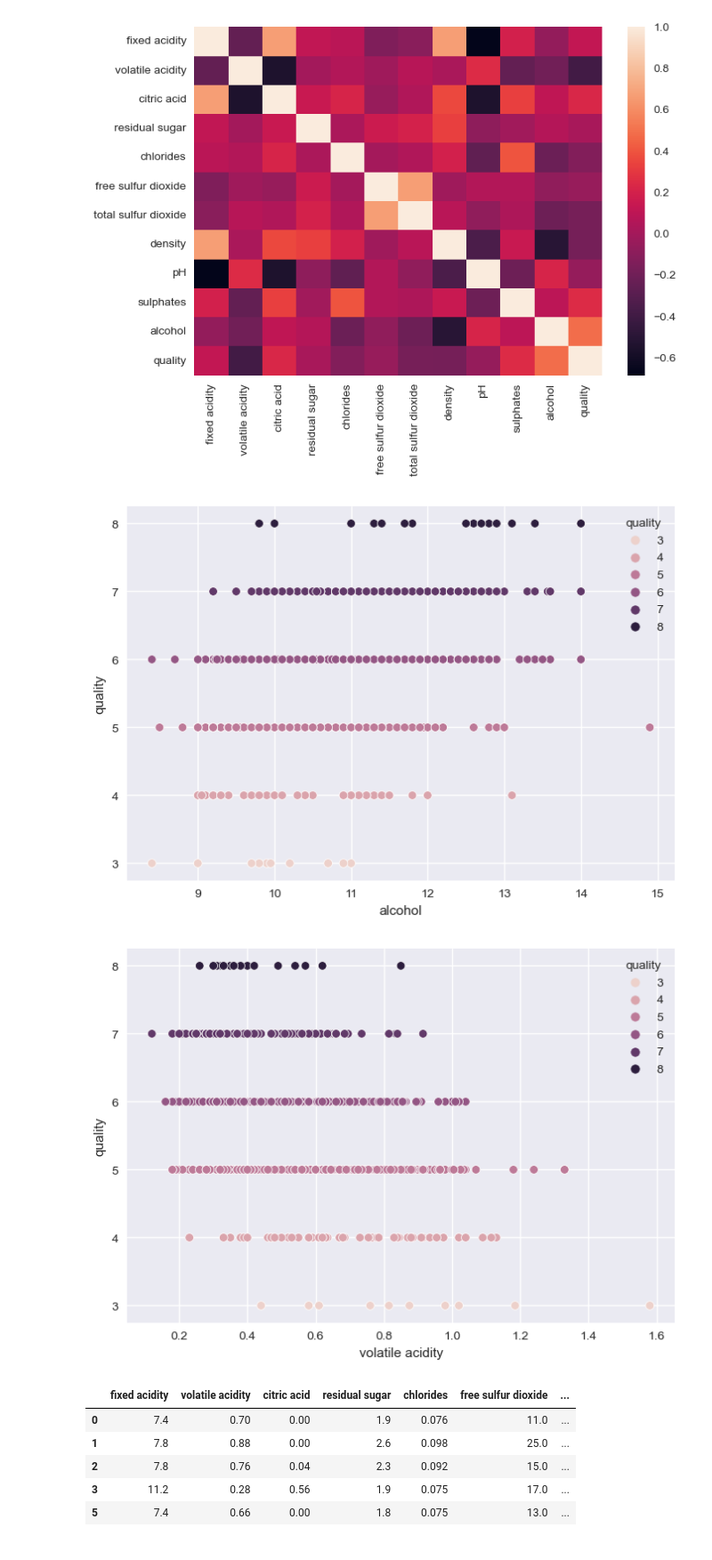
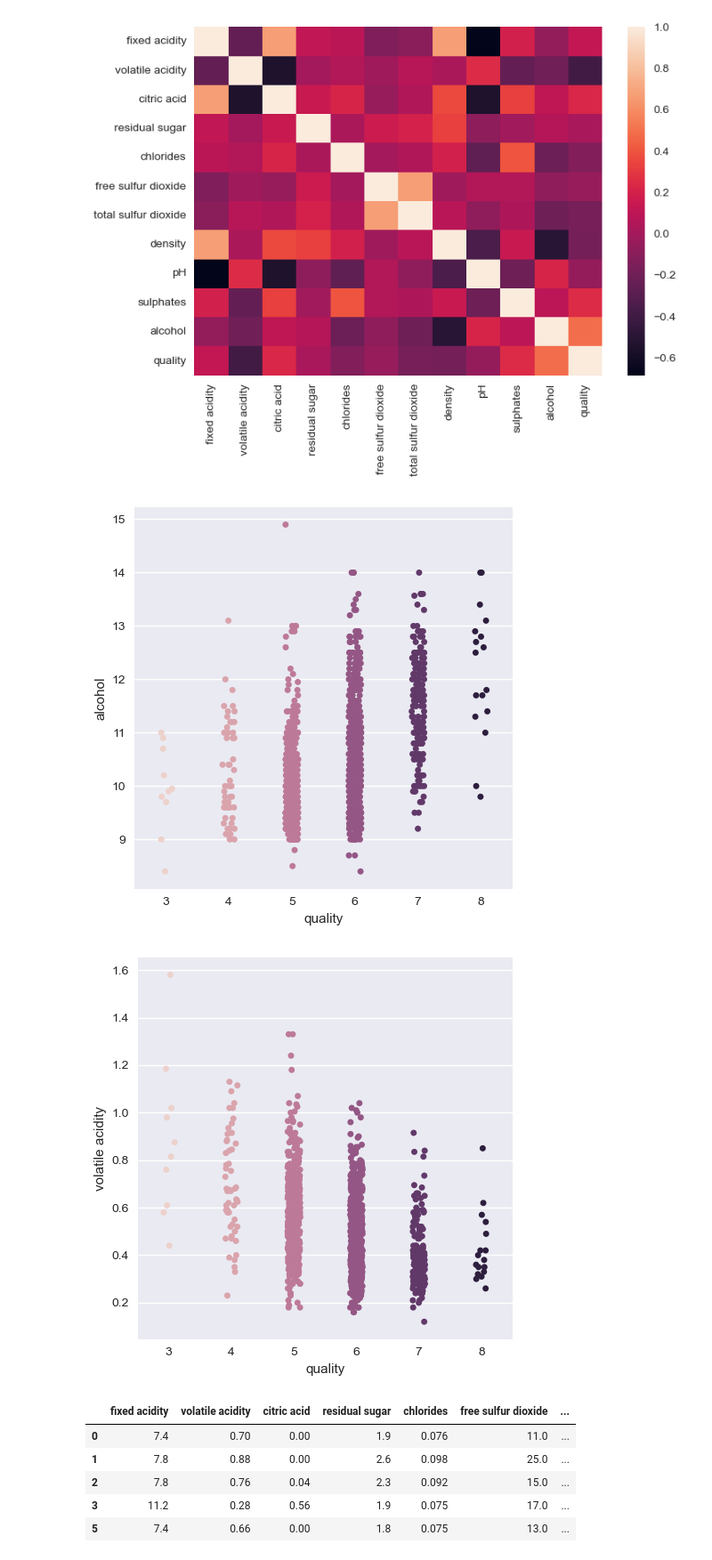
Before and after one commit to prabeshx12/ml_data_science_project, a Jupyter notebook: projectone.ipynb, the cells around one changed output. Shown at 89% size. Drawn from its saved outputs; the diff is of its cells as text; code cells hidden in the pictures.

```diff
--- a/projectone.ipynb
+++ b/projectone.ipynb
@@ -119,13 +119,13 @@ sns.heatmap(redwine_df_cp.corr())
 # extreme correlation values that we can infer from them. This doesn't mean they are related but we will ponder whether they are related or not.
 # %%
 #Lets quickly see the scatterplot
-sns.scatterplot(data=redwine_df_cp, y="quality", x="alcohol", hue="quality")
+sns.catplot(data=redwine_df_cp, x="quality", y="alcohol", hue="quality")
 plt.show()
-sns.scatterplot(data=redwine_df_cp, y="quality", x="volatile acidity", hue="quality")
+sns.catplot(data=redwine_df_cp, x="quality", y="volatile acidity", hue="quality")
 plt.show()
 # %% [output]
-[figure, old version]
+[figure, new version]
-[figure, old version]
+[figure, new version]
 # %%
 # As we can see we still can't infer much from them as whether they are related or not. We can at least see as volatile acidity goes down quality goes up.
 # Also as alcohol goes up slightly, red wine quality also goes up.
```
Also changed, not shown: parts of 2 cells of this notebook.
